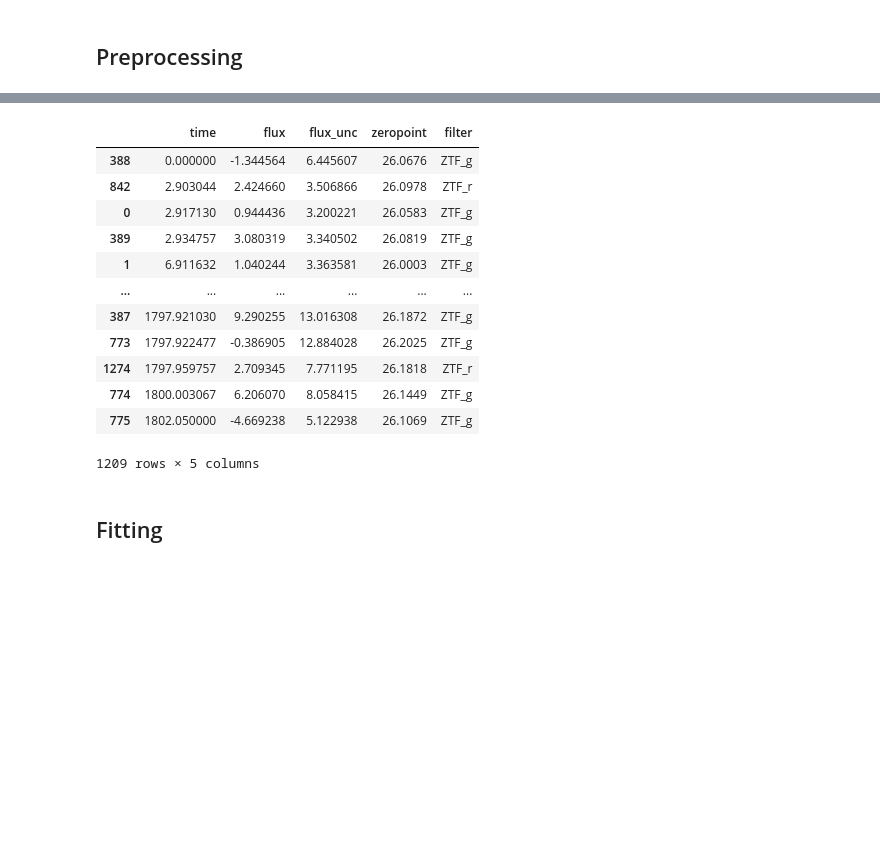
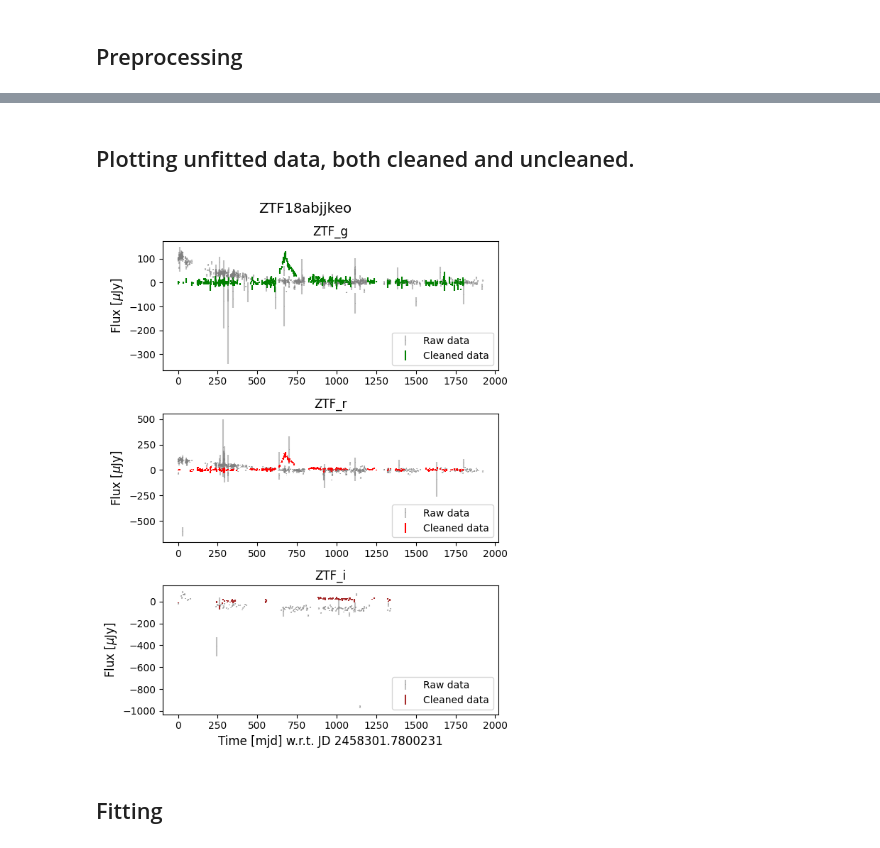
Before and after one commit to TimvdVuurst/FRP_TimvdVuurst, a Jupyter notebook: forced_photometry_2.ipynb, the cells around one changed output, grey strips where cells are left out. Drawn from its saved outputs; the diff is of its cells as text; code cells hidden in the pictures; blank space fills up the shorter version.

```diff
--- a/forced_photometry_2.ipynb
+++ b/forced_photometry_2.ipynb
@@ -75,21 +91,56 @@ ZTF18abjjkeo
-# %%
-greenmask = (testdata['filter'] == 'ZTF_g').values
-
-testdata
-# %% [output]
-|  | time | flux | flux_unc | zeropoint | filter |
-| 388 | 0.000000 | -1.344564 | 6.445607 | 26.0676 | ZTF_g |
-| 842 | 2.903044 | 2.424660 | 3.506866 | 26.0978 | ZTF_r |
-| 0 | 2.917130 | 0.944436 | 3.200221 | 26.0583 | ZTF_g |
-| 389 | 2.934757 | 3.080319 | 3.340502 | 26.0819 | ZTF_g |
-| 1 | 6.911632 | 1.040244 | 3.363581 | 26.0003 | ZTF_g |
-| ... | ... | ... | ... | ... | ... |
-| 387 | 1797.921030 | 9.290255 | 13.016308 | 26.1872 | ZTF_g |
-| 773 | 1797.922477 | -0.386905 | 12.884028 | 26.2025 | ZTF_g |
-| 1274 | 1797.959757 | 2.709345 | 7.771195 | 26.1818 | ZTF_r |
-| 774 | 1800.003067 | 6.206070 | 8.058415 | 26.1449 | ZTF_g |
-| 775 | 1802.050000 | -4.669238 | 5.122938 | 26.1069 | ZTF_g |
-1209 rows × 5 columns
+# %% [markdown]
+## Plotting unfitted data, both cleaned and uncleaned.
+# %%
+testpath_unclean = r'C:\Users\timvd\Documents\Uni 2023-2024\First Research Project\Data\Sjoert_Flares\ZTF18aajupnt\batchfp_req0000338755_lc.txt'
+
+def load_unclean_data(path):
+    columns = ['sindex', 'field', 'ccdid', 'qid', 'filter', 'pid', 'infobitssci', 'sciinpseeing', 'scibckgnd', 'scisigpix', 'zpmaginpsci', 'zpmaginpsciunc', 'zpmaginpscirms', 'clrcoeff', 'clrcoeffunc', 'ncalmatches', 'exptime', 'adpctdif1', 'adpctdif2', 'diffmaglim', 'zpdiff', 'programid', 'jd', 'rfid', 'forcediffimflux', 'forcediffimfluxunc', 'forcediffimsnr', 'forcediffimchisq', 'forcediffimfluxap', 'forcediffimfluxuncap', 'forcediffimsnrap', 'aperturecorr', 'dnearestrefsrc', 'nearestrefmag', 'nearestrefmagunc', 'nearestrefchi', 'nearestrefsharp', 'refjdstart', 'refjdend', 'procstatus']
+    dtypes = [(columns[x],float) for x in range(len(columns))]
+    dtypes[4] = ('filter',r'U8')
+    data = pd.DataFrame(np.genfromtxt(path,skip_header=53,dtype=dtypes))
+    data['jd'] = data['jd'] - time_zeropoint
+    return data
+
+testdata_unclean = load_unclean_data(testpath_unclean)
+
+def plot_clean_unclean_data(clean_data,unclean_data):
+    unclean_data = unclean_data[unclean_data['forcediffimfluxunc'] > 0]
+    clean_flux, clean_err, clean_time = clean_data[['flux','flux_unc','time']].T.to_numpy(dtype=np.float64)
+    raw_flux, raw_err, raw_time = unclean_data[['forcediffimflux','forcediffimfluxunc','jd']].T.to_numpy(dtype=np.float64)
+    raw_flux = sjoert.stellar.mag2flux(unclean_data['zpdiff']) * 1e6 * raw_flux
+    raw_err = sjoert.stellar.mag2flux(unclean_data['zpdiff']) * 1e6 * raw_err
+    raw_flux,raw_err,raw_time = raw_flux,raw_err,raw_time
+
+    clean_filtermasks = [(clean_data['filter'] == 'ZTF_g'), (clean_data['filter'] == 'ZTF_r'), (clean_data['filter'] == 'ZTF_i')]
+    raw_filtersmasks = [(unclean_data['filter'] == 'ZTF_g'), (unclean_data['filter'] == 'ZTF_r'), (unclean_data['filter'] == 'ZTF_i')]
+    colors = ['green','red','brown']
+    names = ['ZTF_g','ZTF_r','ZTF_i']
+
+    fig,axes = plt.subplots(nrows=3,sharex=True,figsize=(6,8))
+    plt.suptitle(ztf_name,fontsize=14)
+    axes[0].xaxis.set_tick_params(which='both', labelbottom=True)
+    axes[1].xaxis.set_tick_params(which='both', labelbottom=True)
+    for i,ax in enumerate(axes):
+        ax.set_title(names[i])
+        ax.errorbar(raw_time[raw_filtersmasks[i]],raw_flux[raw_filtersmasks[i]],raw_err[raw_filtersmasks[i]],fmt=',',alpha=0.5,c='gray',label='Raw data')
+        ax.errorbar(clean_time[clean_filtermasks[i]],clean_flux[clean_filtermasks[i]],clean_err[clean_filtermasks[i]],fmt=',',c=colors[i],label='Cleaned data')
+        ax.legend(loc='lower right')
+        ax.set_ylabel(r'Flux [$\mu$Jy]',fontsize=12)
+
+    plt.xlabel(f'Time [mjd] w.r.t. JD {time_zeropoint}',fontsize=12)
+    fig.tight_layout()
+    plt.show()
+
+plot_clean_unclean_data(testdata_full,testdata_unclean)
+
+# time_unclean, flux_unclean, err_unclean,zeropoint_unclean = testdata_unclean['jd'].values - time_zeropoint, testdata_unclean['forcediffimflux'].values, testdata_unclean['forcediffimfluxunc'].values,testdata_unclean['zpdiff'].values
+# zp_unclean = sjoert.stellar.mag2flux(zeropoint_unclean)
+# flux_unclean = zp_unclean * flux_unclean * 1e6
+# err_unclean = zp_unclean * err_unclean * 1e6
+# wrong_err_mask = (err_unclean > 0)
+# unclean_green_mask, unclean_red_mask,unclean_i_mask = (testdata_full['filter'] == 'ZTF_g'), (testdata_full['filter'] == 'ZTF_r'), (testdata_full['filter'] == 'ZTF_i')
+# %% [output]
+[figure, added]
 # %% [markdown]
 ## Fitting
 # %% [markdown]
```
Also changed, not shown: parts of 11 cells of this notebook, 11 other files.
